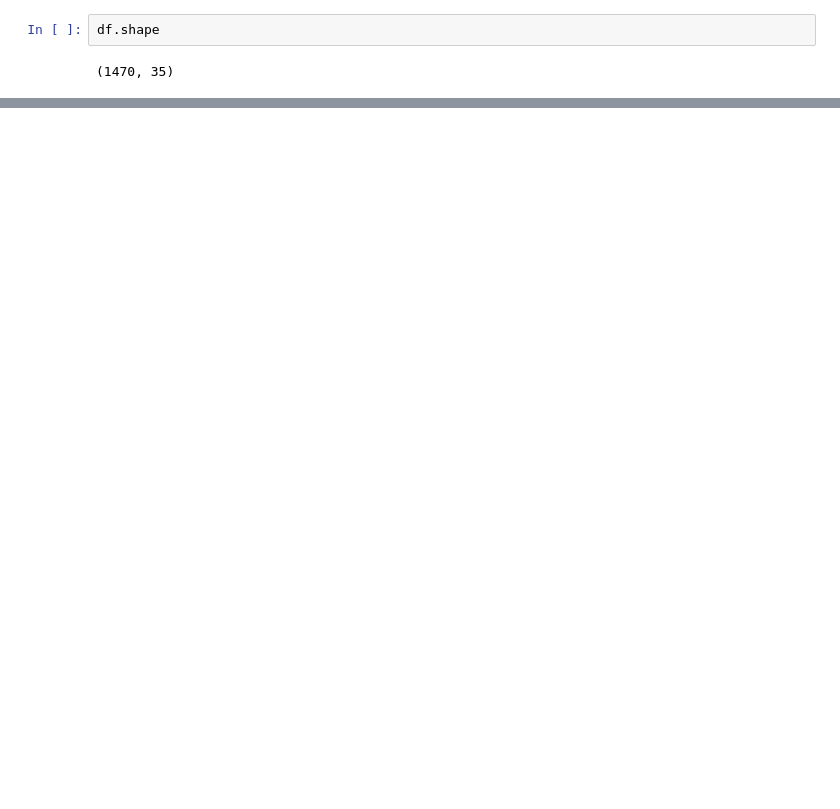
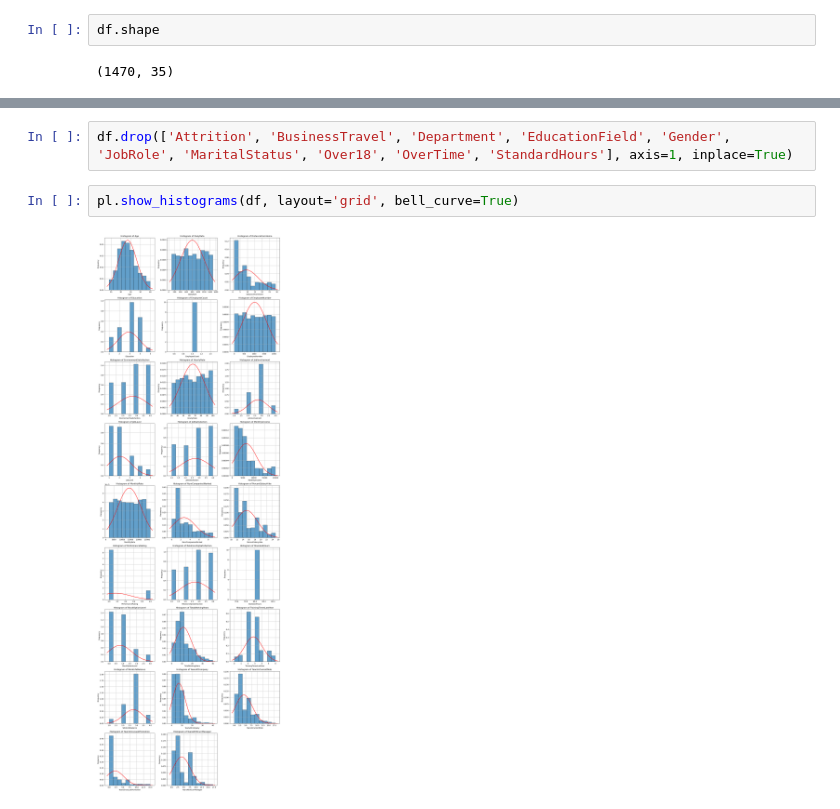
Before and after one commit to MojoOno/MP3, a Jupyter notebook: MP3_report.ipynb, the cells around one changed output, grey strips where cells are left out. Saved outputs shown, nothing was run; the diff lists cells and outputs as text; blank space fills up the shorter version.

Commit message:
Added the report notebook along with some descriptive statistics and some plots

```diff
--- a/MP3_report.ipynb
+++ b/MP3_report.ipynb
@@ -84,0 +71,6 @@ memory usage: 402.1+ KB
+# %%
+df.drop(['Attrition', 'BusinessTravel', 'Department', 'EducationField', 'Gender', 'JobRole', 'MaritalStatus', 'Over18', 'OverTime', 'StandardHours'], axis=1, inplace=True)
+# %%
+pl.show_histograms(df, layout='grid', bell_curve=True)
+# %% [output]
+[figure, added]
```
Also changed, not shown: parts of 9 cells of this notebook.
